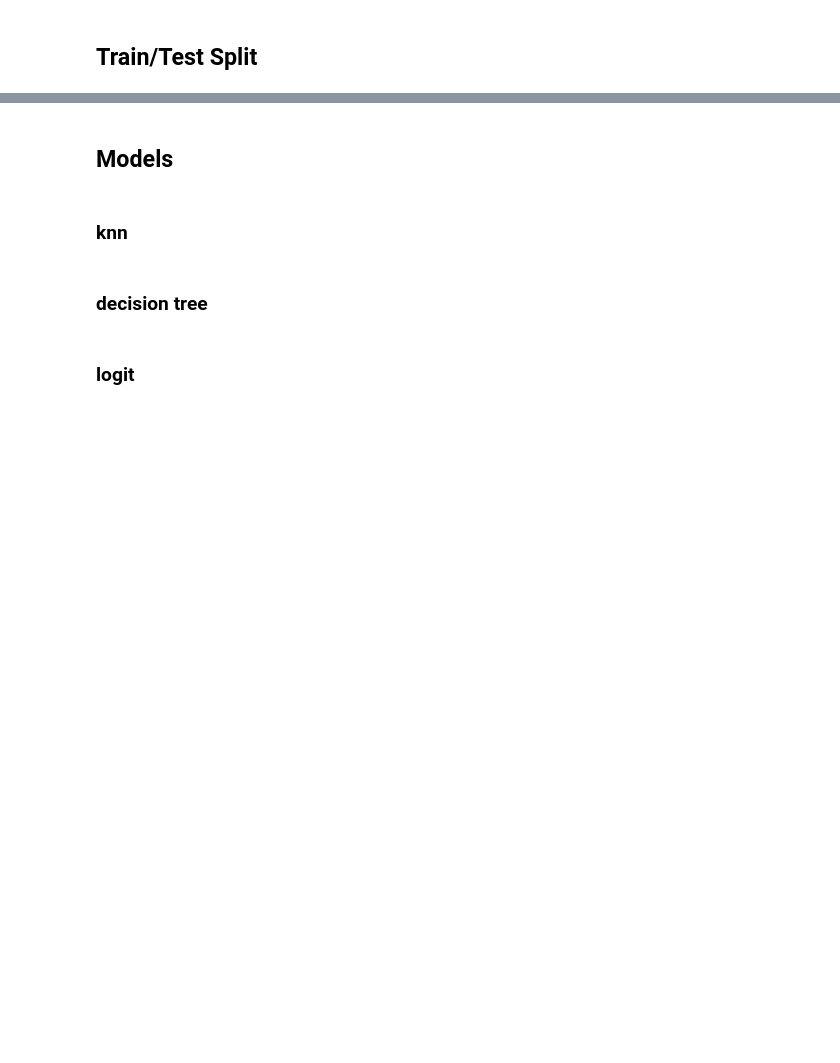
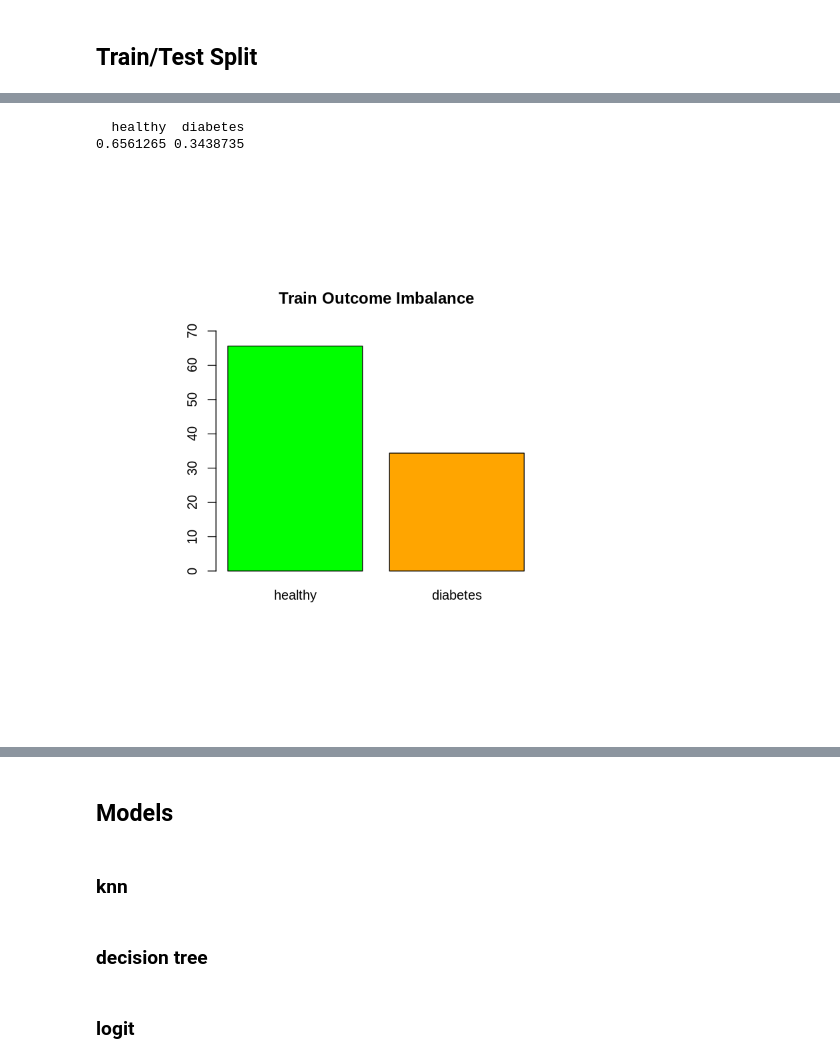
Before and after one commit to yerartdev/tfm-pb, a Jupyter notebook: poc-class-r-pima-indians-diabetes.ipynb, the cells around one changed output, grey strips where cells are left out. Drawn from its saved outputs; the diff is of its cells as text; code cells hidden in the pictures; blank space fills up the shorter version.

```diff
--- a/poc-class-r-pima-indians-diabetes.ipynb
+++ b/poc-class-r-pima-indians-diabetes.ipynb
@@ -635,0 +644,13 @@ barplot(100*prop.table(table(pima_mod$Outcome)),
+# %%
+#::GMG::I do the customary train/test split BUT stratifiying (?) because of the imbalance
+#       to make sure the percentages of healthy/diabetes hold in the train and test sets
+#::NOTE::caTools has sample.split( Y, SplitRatio = 2/3, group = NULL )
+# https://www.rdocumentation.org/packages/caTools/versions/1.17.1/topics/sample.split
+# https://cran.r-project.org/web/packages/caTools/caTools.pdf
+# Split data from vector Y into two sets in predefined ratio while preserving relative ratios of
+# differentlabels in Y. Used to split the data used during classification into train and test subsets.
+#::NOTE::So it seems this does whay I want it to do ...
+msk <- sample.split(Y = pima_mod$Outcome, SplitRatio = 0.7)
+# %%
+pima_train <- pima_mod[msk,]  # use output of sample.split to ...
+pima_test  <- pima_mod[!msk,] # create train and test subse
@@ -635,0 +670,15 @@ barplot(100*prop.table(table(pima_mod$Outcome)),
+# %%
+prop.table(table(pima_train$Outcome))
+# %% [output]
+  healthy  diabetes
+0.6561265 0.3438735
+# %%
+#::GMG::Plot the imbalance, see wether percentage is kept
+#::NOTE::I don't know how to make the fig smaller and the margins tight (!?)
+par(pin = c(4,3))
+barplot(100*prop.table(table(pima_train$Outcome)),
+        col = c('green', 'orange'),
+        ylim = c(0,70),
+        main = 'Train Outcome Imbalance')
+# %% [output]
+[figure, added]
```
Also changed, not shown: parts of 7 cells of this notebook.
